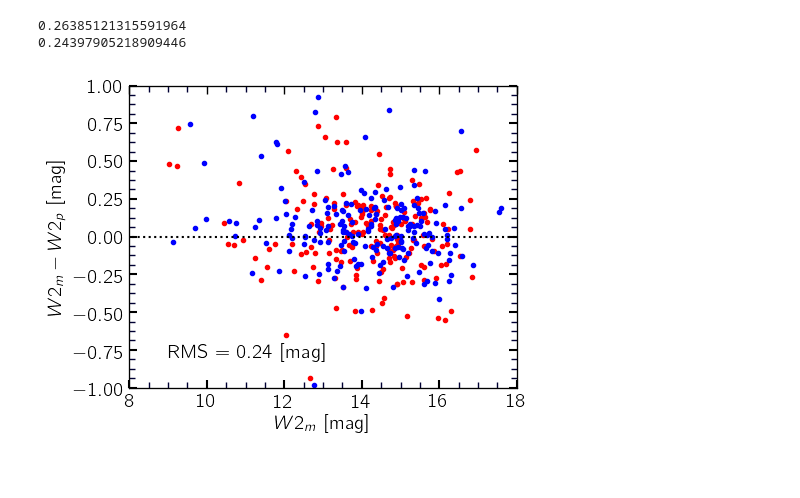
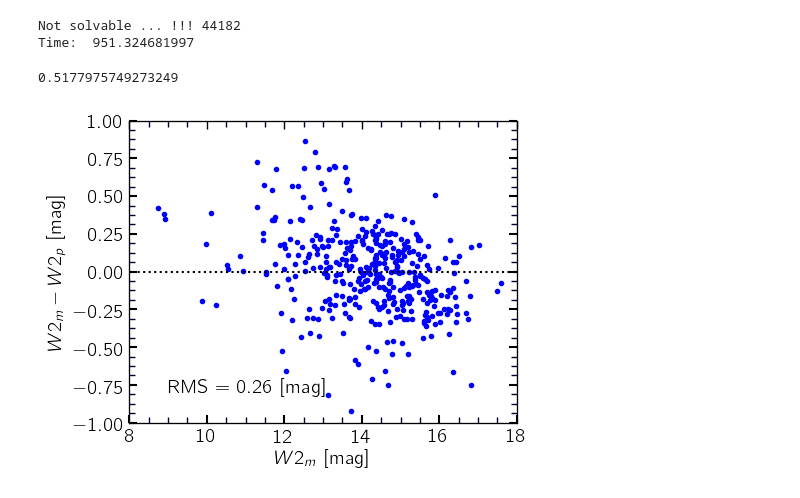
Before and after one commit to ekourkchi/reddening, a Jupyter notebook: playing_with_Random_Forest.ipynb, the cells around one changed output. Drawn from its saved outputs; the diff is of its cells as text; code cells hidden in the pictures.

```diff
--- a/playing_with_Random_Forest.ipynb
+++ b/playing_with_Random_Forest.ipynb
@@ -341,28 +281,36 @@ Delta W: 0.01
 # %%
+a = time.time()
+
 W2_lst = []
 w2p_lst = []
 
-for j in range(len(table_tst['pgc'])):
+for j in range(len(table_cvl['pgc'])):
 
-    PGC = table_tst['pgc'][j]
-    W2  = table_tst['w2'][j]
-    INC = table_tst["inc"][j]
-    P0  = table_tst["pc0"][j]
-    M21 = table_tst["m21"][j]
-    M0  = table_tst["logWimx"][j]
-    WBA = table_tst["Wba"][j]
-    R50 = table_tst["R50_w2"][j]
+    PGC = table_cvl['pgc'][j]
+    W2  = table_cvl['w2'][j]
+    INC = table_cvl["inc"][j]
+    P0  = table_cvl["pc0"][j]
+    M21 = table_cvl["m21"][j]
+    M0  = table_cvl["logWimx"][j]
+    WBA = table_cvl["Wba"][j]
+    R50 = table_cvl["R50_w2"][j]
     def f(w2):
-        return predictor(w2, table_tst, regr, features, output, index=j, alpha=alpha, beta=beta)
+        return predictor(w2, table_cvl, regr, features, output, index=j, useFullPredictions=True, m=m, b=b)
     ###############################################
     out = solver(f, 8, 18, threshold=0.001)
     if out==None:
-        print 'Not solvable ... !!!'
+        print 'Not solvable ... !!!', PGC
+        w2p=0
     else:
         w2p, N = out
         w2p=w2p[0]
-        W2_lst.append(W2)
-        w2p_lst.append(w2p)
+    W2_lst.append(W2)
+    w2p_lst.append(w2p)
     ###############################################
 W2_lst = np.asarray(W2_lst)
 w2p_lst = np.asarray(w2p_lst)
+
+print "Time: ", time.time()-a
+# %% [output]
+Not solvable ... !!! 44182
+Time:  951.324681997
@@ -397,24 +317,23 @@ w2p_lst0 = np.asarray(w2p_lst0)
 # %%
 fig = py.figure(figsize=(5, 4), dpi=100)
 ax = fig.add_subplot(111)
-ax.plot(W2_lst0, W2_lst0-w2p_lst0, 'r.')
 ax.plot(W2_lst, W2_lst-w2p_lst, 'b.')
 
 
 ax.set_xlabel(r'$W2_m$'+' [mag]', fontsize=14)
 ax.set_ylabel(r'$W2_m-W2_p$'+' [mag]', fontsize=14)
 ax.plot([7.5,18.5],[0,0], 'k:')
 set_axes([ax], [8,18], [-1,1])
 
-W2_lst_ = np.concatenate((W2_lst0,W2_lst))
-w2p_lst_ = np.concatenate((w2p_lst0,w2p_lst))
+XX = W2_lst-w2p_lst
+XX = XX[np.where(np.abs(XX)<0.7)]
+mu = 0
+sigma = np.std(XX)
 
-ax.text(9,-0.8, 'RMS = '+'%.2f'%np.std(W2_lst-w2p_lst)+' [mag]', fontsize=14, color='k')
+ax.text(9,-0.8, 'RMS = '+'%.2f'%sigma+' [mag]', fontsize=14, color='k')
 
-print np.std(W2_lst0-w2p_lst0)
 print np.std(W2_lst-w2p_lst)
 # %% [output]
-0.26385121315591964
-0.24397905218909446
+0.5177975749273249
-[figure, old version]
+[figure, new version]
 # %%
```
Also changed, not shown: parts of 13 cells of this notebook, 2 other files.
